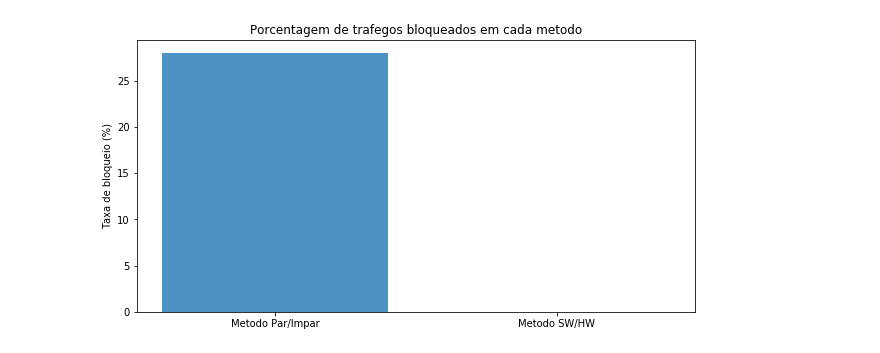
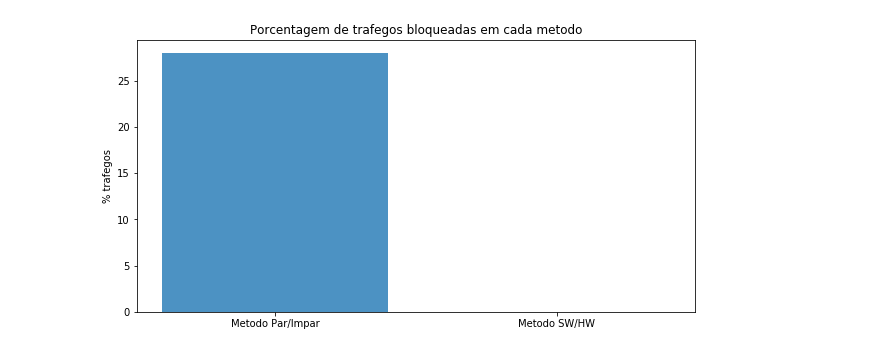
Before and after one commit to pedrobellotti/iperftestes, a Jupyter notebook: Scripts/analise_csv.ipynb, the cells around one changed output. Saved outputs shown, nothing was run; the diff lists cells and outputs as text; code cells hidden in the pictures.

```diff
--- a/Scripts/analise_csv.ipynb
+++ b/Scripts/analise_csv.ipynb
@@ -7,46 +8,43 @@ import matplotlib.pyplot as plt
 # %%
 #df = pd.read_csv("iperf.csv", index_col = [1])
 df = pd.read_csv("../Saidas/Teste6/teste6.csv")
 #Remove colunas desnecessarias
 del df['Timestamp']
 del df['?']
 del df['Tempo']
 
 dfServer = df[df.IpOri == '10.1.0.1']
 dfCliente = df[df.IpOri == '10.1.0.2']
 #df = dfServer
 #df = df.reset_index(drop=True)
 del dfCliente['Jitter']
 del dfCliente['PctPerdido']
 del dfCliente['PctEnv']
 del dfCliente['%Perda']
 del dfCliente['ForaOrdem']
 
-#Pegando informacoes para grafico de bloqueados (APENAS PARA O MODO DE PAR/IMPAR)
-bloqueados = []
+#Pegando informacoes para grafico de bloqueados
+dfInfoParImpar = pd.read_csv("../Saidas/Teste6/info_parimpar.txt", sep=" ")
+dfInfoSWHW = pd.read_csv("../Saidas/Teste5/info_sw.txt", sep=" ")
 
-dfInfo = pd.read_csv("../Saidas/Teste6/iperfs.txt", sep="\t")
-listaPortas = dfInfo['PCli'].tolist()
-listaPortasServer = dfServer['PortaDest'].tolist()
-for porta in listaPortas:
-    if (porta not in listaPortasServer):
-        bloqueados.append(porta)
-
-taxaBloqueio = len(bloqueados)/float(len(listaPortas))*100
+#Divide por 2 porque é a quantidade de trafegos bloqueados, nao regras
+taxaBloqueioPI = (dfInfoParImpar['RegrasBloqueadas'].max()/2/float(1000))*100
+taxaBloqueioSW = (dfInfoSWHW['VezesBloqueado'].max()/2/float(1000))*100
 
 colunas = ('Metodo Par/Impar', 'Metodo SW/HW')
 posicao = np.arange(len(colunas))
-barras = [taxaBloqueio, 0]
+barras = [taxaBloqueioPI, taxaBloqueioSW]
 
 plt.bar(posicao, barras, align='center', alpha=0.8)
 plt.xticks(posicao, colunas)
-plt.ylabel('Taxa de bloqueio (%)')
-plt.title('Porcentagem de trafegos bloqueados em cada metodo')
+plt.ylabel('% trafegos')
+plt.title('Porcentagem de trafegos bloqueadas em cada metodo')
 fig = plt.gcf()
 fig.set_size_inches(10, 5)
+plt.savefig('trafegosBloqueados_teste6.pdf')
 plt.show()
 # %% [output]
-[figure, old version]
+[figure, new version]
 # %%
 dfParImpar = pd.read_csv("../Saidas/Teste6/teste6.csv")
 dfSWHW = pd.read_csv("../Saidas/Teste5/teste5.csv")
```
Also changed, not shown: parts of 4 cells of this notebook, 24 other files.
